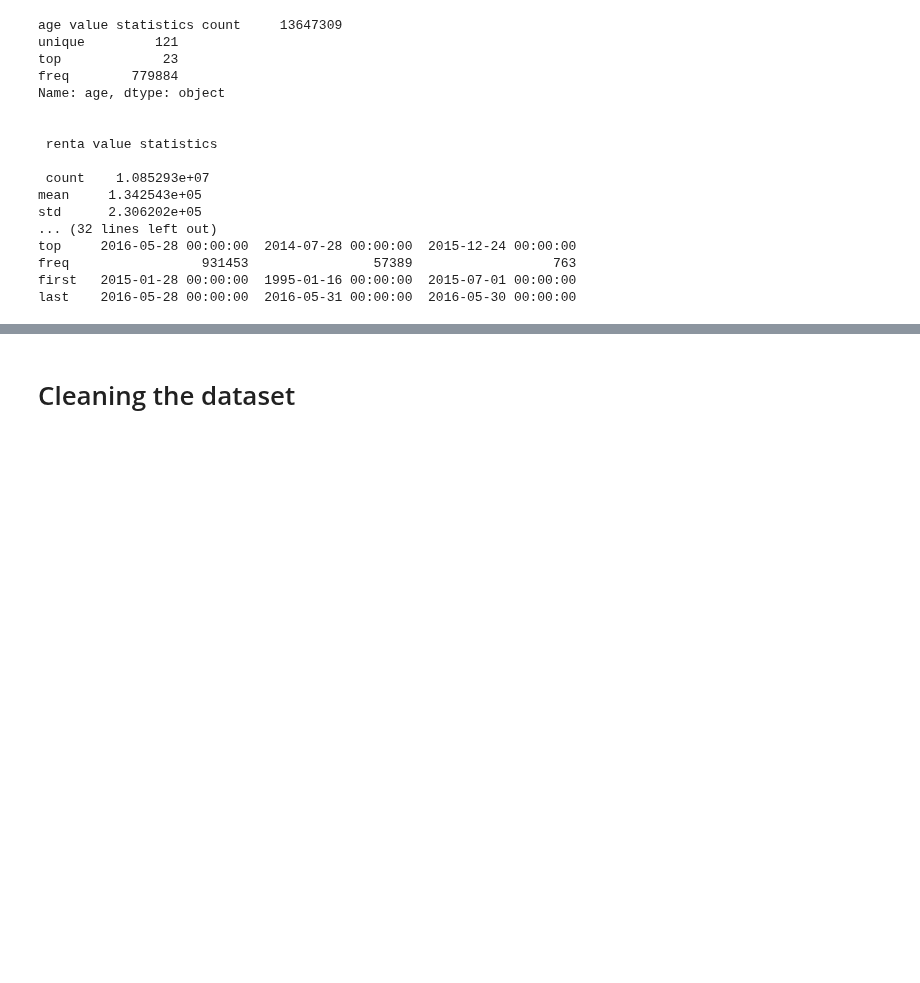
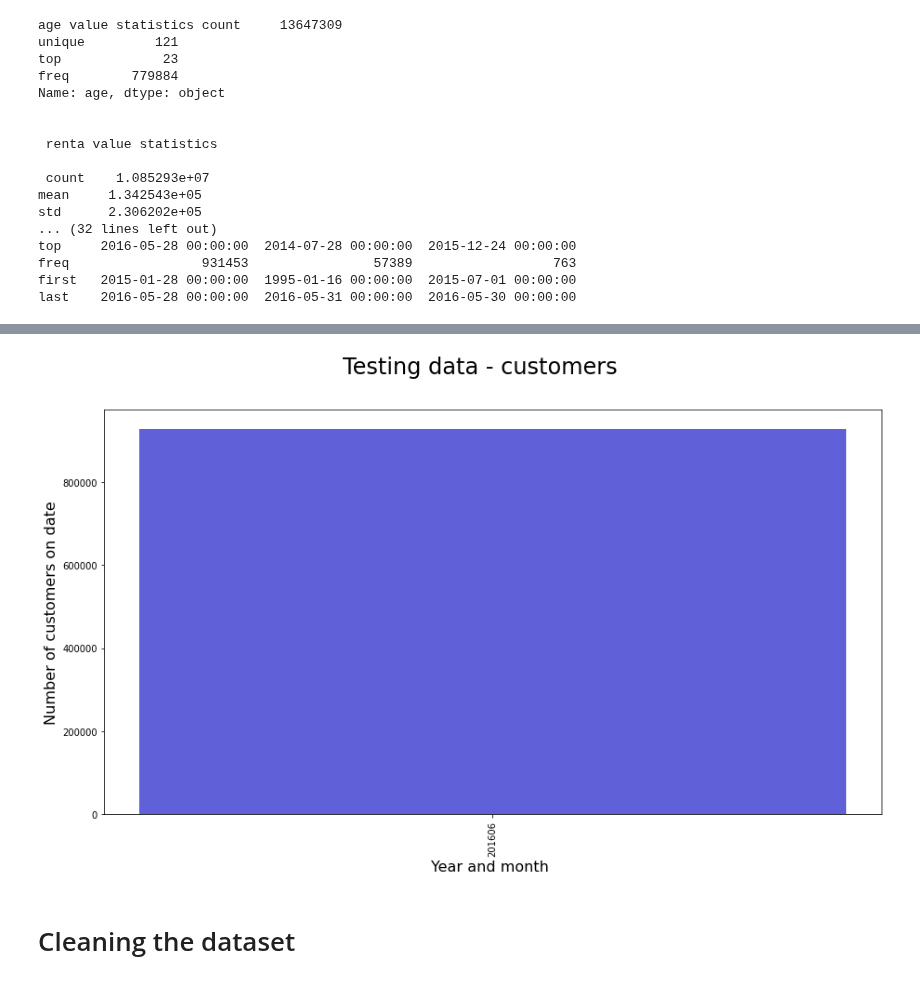
Before and after one commit to casperbh96/mbml, a Jupyter notebook: Data Preparation.ipynb, the cells around one changed output, grey strips where cells are left out. Cells and saved outputs as stored; diff of their text form; code cells hidden in the pictures; blank space fills up the shorter version.

```diff
--- a/Data Preparation.ipynb
+++ b/Data Preparation.ipynb
@@ -28,7 +28,7 @@ df.head(5)
 # %%
 test_path = 'data/test_ver2.csv'
 
-test_df = pd.read_csv(test_path, nrows=10000, parse_dates=['fecha_dato', 'fecha_alta', 'ult_fec_cli_1t'],
+test_df = pd.read_csv(test_path, parse_dates=['fecha_dato', 'fecha_alta', 'ult_fec_cli_1t'],
                  sep=",",na_values = ['?', 'NA'], engine='python')
 
 test_df.head(5)
@@ -119,3 +99,11 @@ plt.show()
+# %%
+test_yearmonth = test_df['fecha_dato'].apply(
+    lambda x: (100*x.year) + x.month
+).value_counts()
+
+plot_dates(test_yearmonth, 'Testing data - customers')
+# %% [output]
+[figure, added]
 # %% [markdown]
 # Cleaning the dataset
 # %%
```
Also changed, not shown: parts of 6 cells of this notebook.
